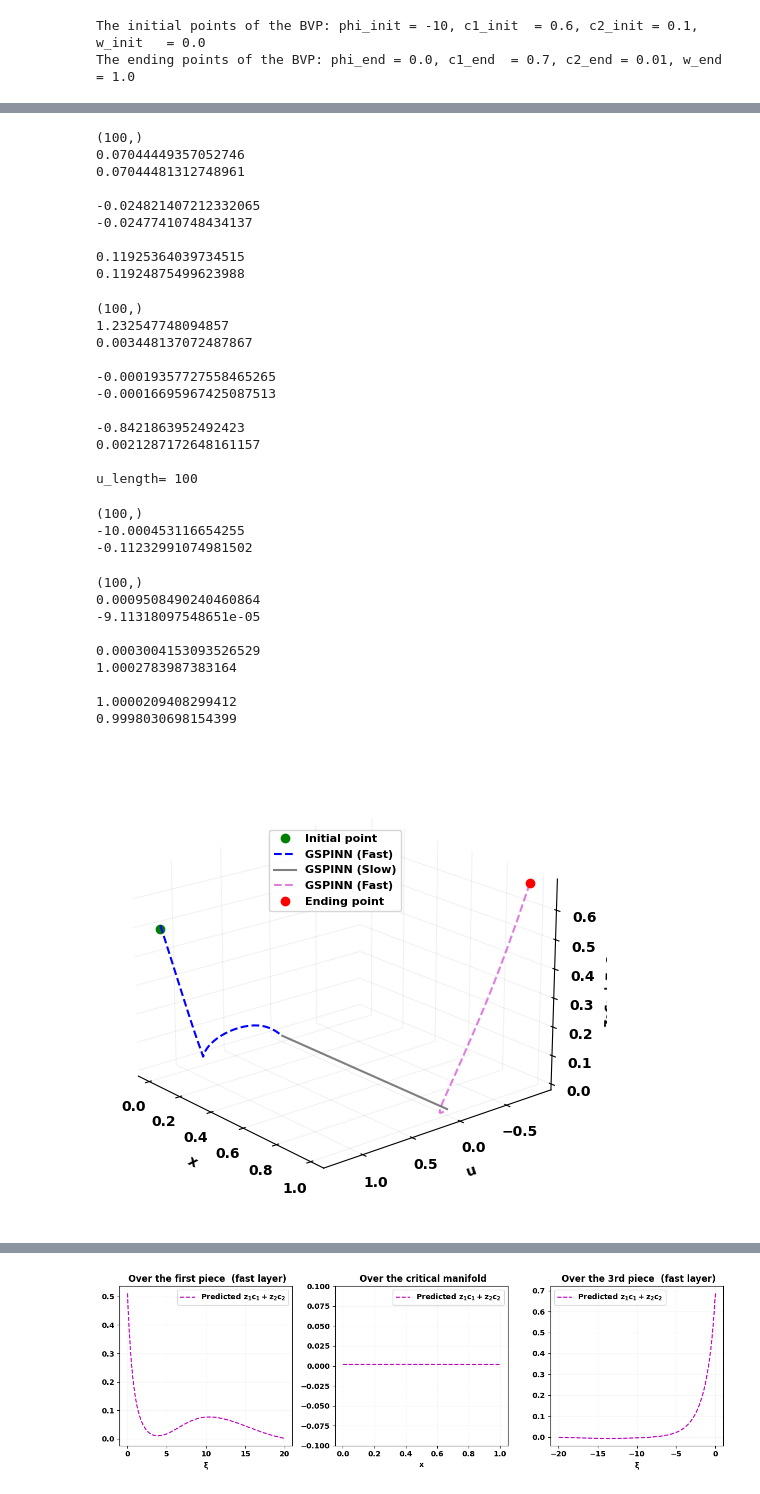
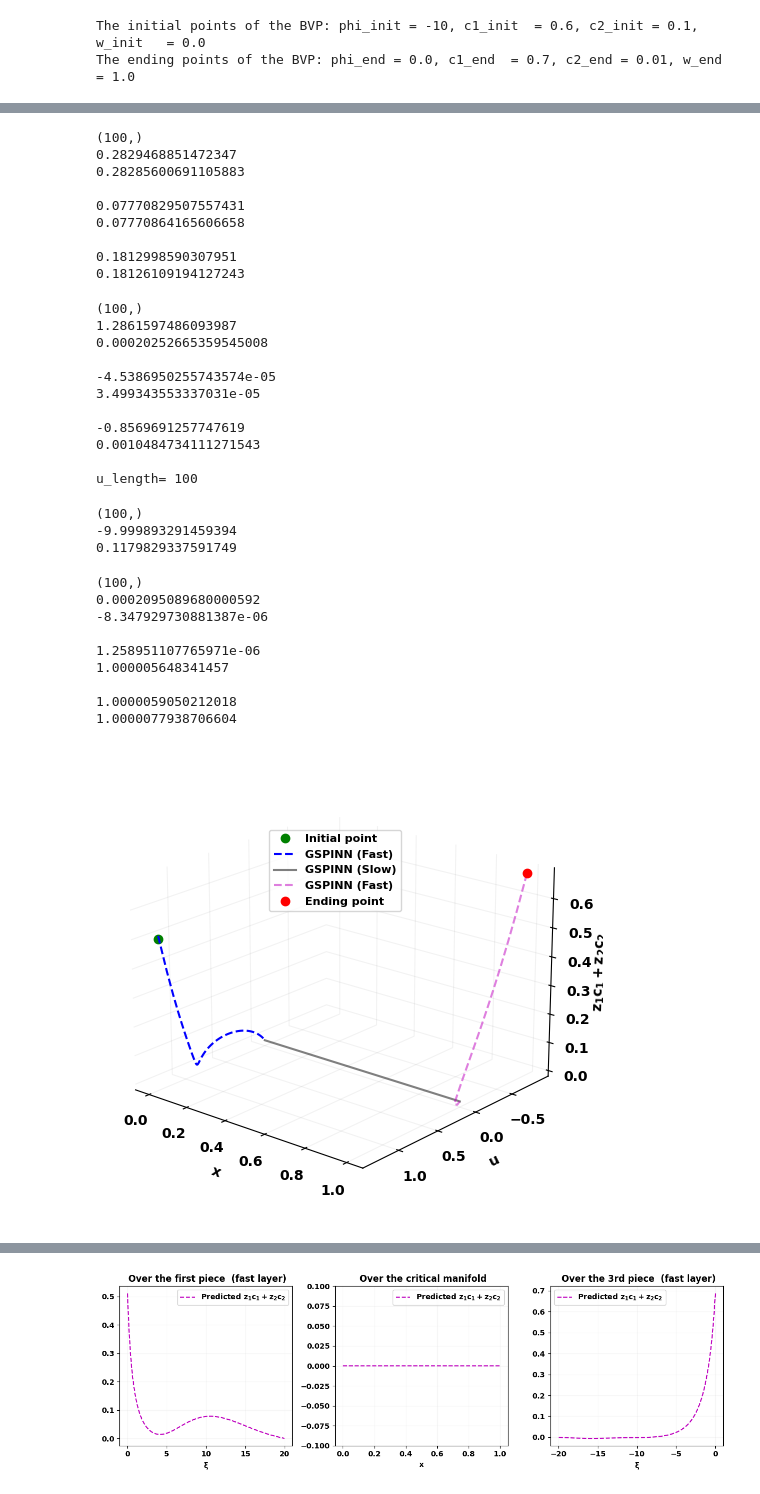
Before and after one commit to Hamid-Mofidi/PINNs_on_Multiple_timescale_dynamics, a Jupyter notebook: PINNs_PNP/PINNs_PNP_10(J_free)V-2.ipynb, the cells around one changed output, grey strips where cells are left out. Drawn from its saved outputs; the diff is of its cells as text; code cells hidden in the pictures.

```diff
--- a/PINNs_PNP/PINNs_PNP_10(J_free)V-2.ipynb
+++ b/PINNs_PNP/PINNs_PNP_10(J_free)V-2.ipynb
@@ -323,7 +323,7 @@ if __name__=='__main__':
                                  list(model_slow.parameters()) +\
                                  list(model_fast2.parameters()), lr=1e-3)
     loss_values = []
-    epoch_num = 20000
+    epoch_num = 50000
 
     phi_slow_init, phi_slow_end =  np.random.uniform(V-1, V+1) , np.random.uniform(-0.5, 0.5) #-1, 2 #
     c1_slow_init, c1_slow_end  = np.random.uniform(0, 1) , np.random.uniform(0, 1)
@@ -439,14 +436,14 @@ print(j2_pred_fast2[-1])
 print('')
 # %% [output]
 (100,)
-0.07044449357052746
-0.07044481312748961
+0.2829468851472347
+0.28285600691105883
 
--0.024821407212332065
--0.02477410748434137
+0.07770829507557431
+0.07770864165606658
 
-0.11925364039734515
-0.11924875499623988
+0.1812998590307951
+0.18126109194127243
 # %%
 print(u_pred_fast.shape)
 print(u_pred_fast[0])
@@ -466,14 +463,14 @@ print('u_length=',u_length)
 zero_vector = np.zeros(u_length)
 # %% [output]
 (100,)
-1.232547748094857
-0.003448137072487867
+1.2861597486093987
+0.00020252665359545008
 
--0.00019357727558465265
--0.00016695967425087513
+-4.5386950255743574e-05
+3.499343553337031e-05
 
--0.8421863952492423
-0.0021287172648161157
+-0.8569691257747619
+0.0010484734111271543
 
 u_length= 100
 # %%
@@ -483,8 +480,8 @@ print(phi_pred_fast[-1])
 print('')
 # %% [output]
 (100,)
--10.000453116654255
--0.11232991074981502
+-9.999893291459394
+0.1179829337591749
 # %%
 print(w_pred_fast.shape)
 print(np.max(w_pred_fast))
@@ -500,14 +497,14 @@ print(w_pred_fast2[-1])
 print('')
 # %% [output]
 (100,)
-0.0009508490240460864
--9.11318097548651e-05
+0.0002095089680000592
+-8.347929730881387e-06
 
-0.0003004153093526529
-1.0002783987383164
+1.258951107765971e-06
+1.000005648341457
 
-1.0000209408299412
-0.9998030698154399
+1.0000059050212018
+1.0000077938706604
 # %%
 from mpl_toolkits.mplot3d import Axes3D
 import matplotlib.pyplot as plt
@@ -526,37 +523,37 @@ ax.plot(w_end, u_pred_fast2[0], z1 * c1_end + z2 * c2_end, 'ro', label='Ending p
 
 ax.set_xlabel('$\\mathbf{x}$', fontweight='bold')
 ax.set_ylabel('$\\mathbf{u}$', fontweight='bold')
-ax.set_zlabel('$\\mathbf{z_1 c_1 + z_2 c_2}$', labelpad=2.3, fontweight='bold')
+ax.set_zlabel('$\\mathbf{z_1 c_1 + z_2 c_2}$', labelpad=-.5, fontweight='bold')
 ax.legend(prop={'weight': 'bold', 'size': 8}, bbox_to_anchor=(0.65, 0.85))
 ax.invert_xaxis()
 
 # Set the pane colors to white
 ax.w_xaxis.set_pane_color((1.0, 1.0, 1.0, 1.0))
 ax.w_yaxis.set_pane_color((1.0, 1.0, 1.0, 1.0))
 ax.w_zaxis.set_pane_color((1.0, 1.0, 1.0, 1.0))
 
 # Set the grid colors to very light gray
 ax.xaxis._axinfo['grid'].update(color=(0.05, 0.05, 0.05, 0.05))
 ax.yaxis._axinfo['grid'].update(color=(0.05, 0.05, 0.05, 0.05))
 ax.zaxis._axinfo['grid'].update(color=(0.05, 0.05, 0.05, 0.05))
 
 # Update tick label properties
 ax.tick_params(axis='x', labelsize=10, labelcolor='black', width=2, length=5)
 ax.tick_params(axis='y', labelsize=10, labelcolor='black', width=2, length=5)
 ax.tick_params(axis='z', labelsize=10, labelcolor='black', width=2, length=5)
 
 # Apply bold font to tick labels
 for label in ax.get_xticklabels() + ax.get_yticklabels() + ax.get_zticklabels():
     label.set_fontweight('bold')
 
 # Rotating the figure by 20 degrees
-ax.view_init(elev=20, azim=140)
+ax.view_init(elev=20, azim=130)
 
 plt.grid(True, alpha=0.1)
 plt.tight_layout()
 plt.show()
 # %% [output]
-[figure, old version]
+[figure, new version]
 # %%
 plt.figure(figsize=(12, 4))
 
```
Also changed, not shown: parts of 12 cells of this notebook.
